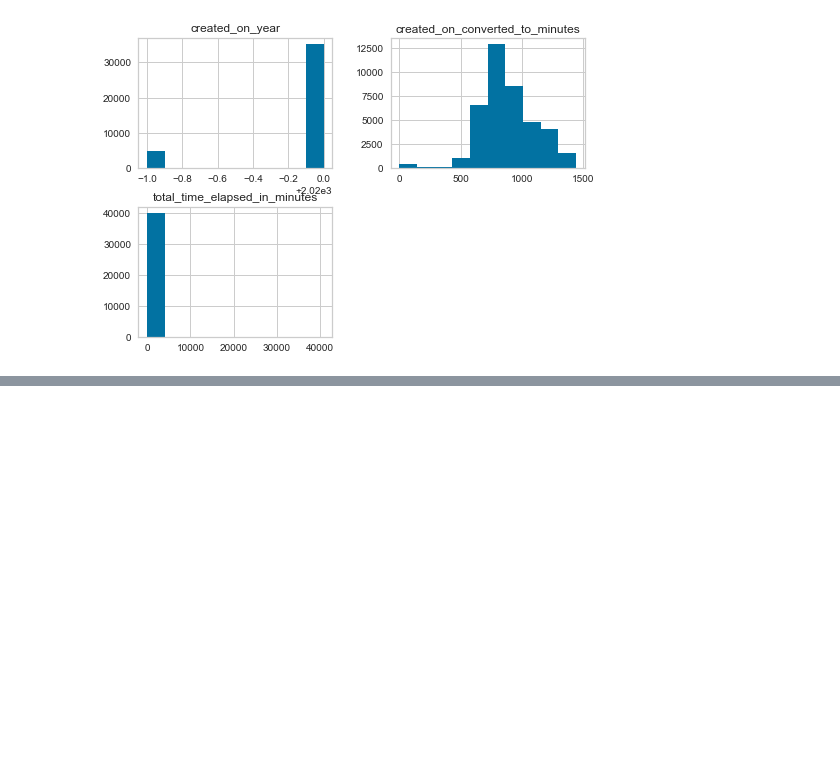
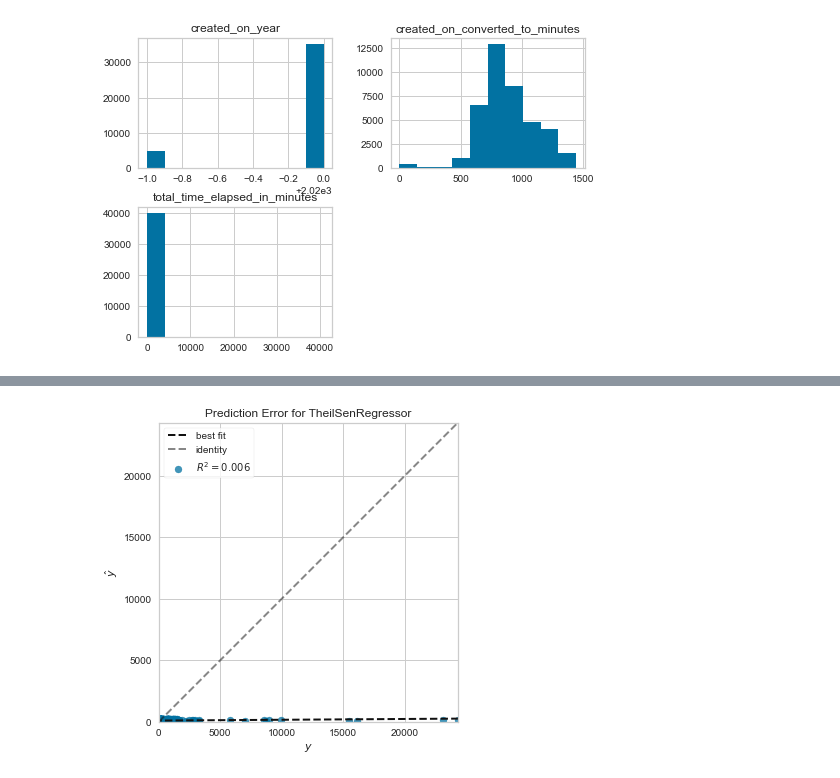
Before and after one commit to vishalkashyap95/DataAnalyst_Internship_learning, a Jupyter notebook: final_findings/predict_time_with_xray_type.ipynb, the cells around one changed output, grey strips where cells are left out. Saved outputs shown, nothing was run; the diff lists cells and outputs as text; code cells hidden in the pictures; blank space fills up the shorter version.

```diff
--- a/final_findings/predict_time_with_xray_type.ipynb
+++ b/final_findings/predict_time_with_xray_type.ipynb
@@ -443,0 +517,4 @@ array([[<AxesSubplot:title={'center':'created_on_year'}>,
+# %%
+plot_model(tr,plot='error')
+# %% [output]
+[figure, added]
```
Also changed, not shown: parts of 57 cells of this notebook, 10 other files.
